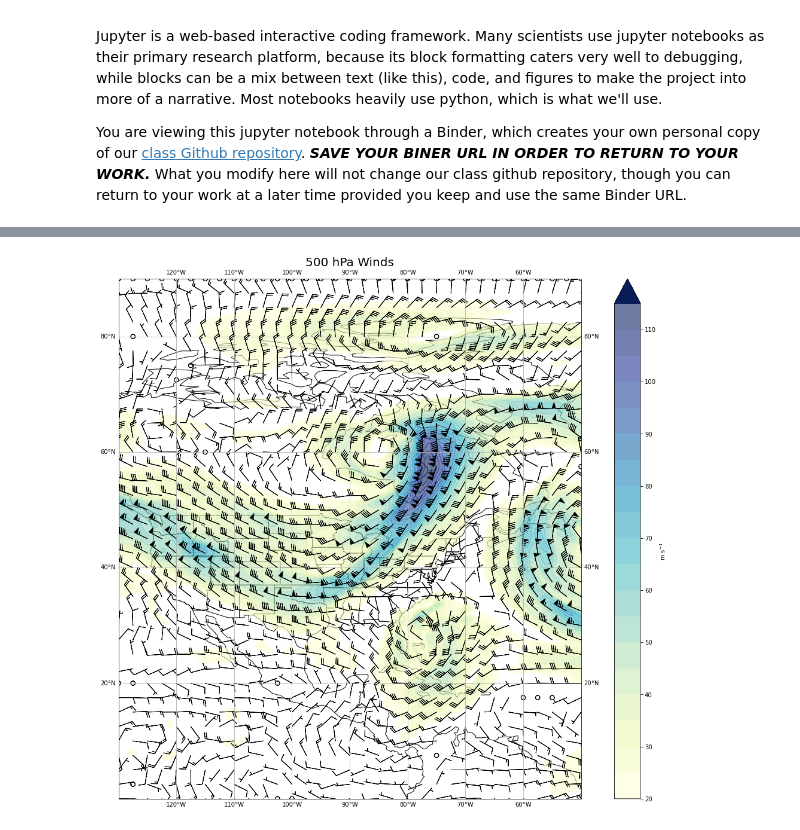
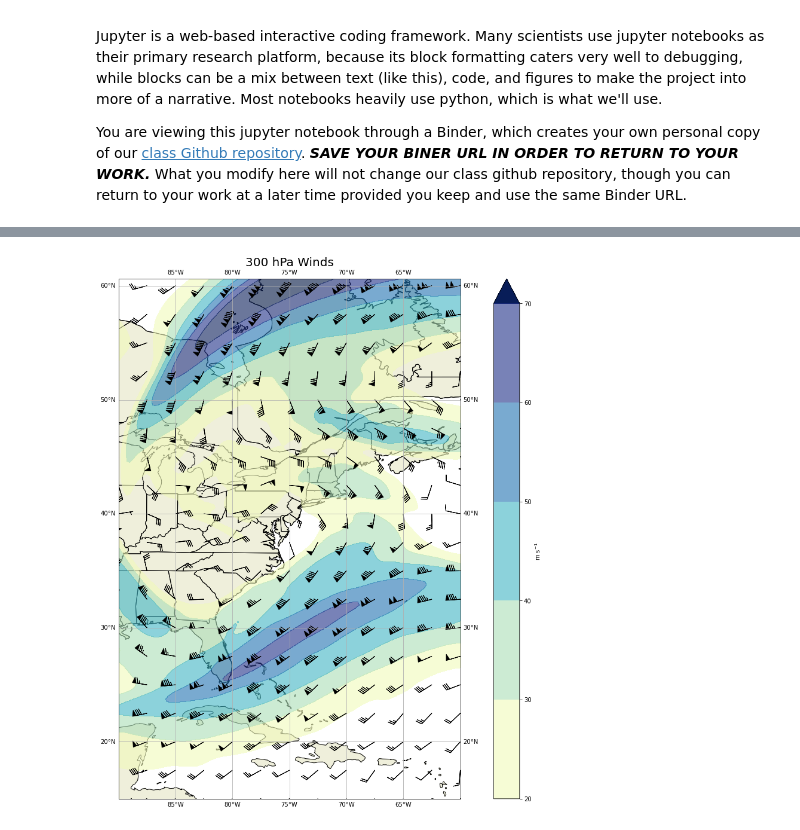
Before and after one commit to jhruppert/OU-Dynamics-3123, a Jupyter notebook: HW3.ipynb, the cells around one changed output, grey strips where cells are left out. Cells and saved outputs as stored; diff of their text form; code cells hidden in the pictures.

Commit message:
data replacement, notebook update

```diff
--- a/HW3.ipynb
+++ b/HW3.ipynb
@@ -26,34 +43,50 @@ total 347760
 # %%
-pressure = '500'
-nc = Dataset('data/sandy/ERA5-sandy-pl_'+pressure+'hpa.nc')
+pressure = '300' # select the pressure level
+nc = Dataset('data/sandy/ERA5-sandy-pl_'+pressure+'.nc') # this opens the netcdf file
 # %%
-itime = 0 #choose index of time
+itime = 13 # choose index of time
 
-u = nc.variables['u'][itime, 0, :, :]*1.94384 #result is 2d array (lat, lon), convert to knots
-v = nc.variables['v'][itime, 0, :, :]*1.94384
+# read the horizontal wind components
+u = nc.variables['u'][itime, :, :] # result is 2d array (lat, lon), m/s
+v = nc.variables['v'][itime, :, :]
+# wind speed in m/s
 spd = np.sqrt(u**2 + v**2)
-lat, lon = np.meshgrid(nc.variables['latitude'][:], nc.variables['longitude'][:], indexing='ij') #make 2d lat, lon grid to match u, v size
+
+# convert wind components from m/s --> knots for wind barb plotting
+mps_to_kts=1.94384 # conversion factor
+u = u * mps_to_kts
+v = v * mps_to_kts
+
+# make 2d lat, lon grid to match u, v size
+lat, lon = np.meshgrid(nc.variables['latitude'][:], nc.variables['longitude'][:], indexing='ij')
 # %%
+# select plotting area
+plt_area=[-90, -60, 15, 60] # W,E,S,N
+
 spacing=10 #barbspacing (smaller if zoomed in)
 
-#create figure
+# create figure
 fig = plt.figure(figsize=(20,16))
 ax = fig.add_subplot(111,projection=cartopy.crs.PlateCarree())
 ax.set_title(pressure + ' hPa Winds', fontsize=20)
 
-#contour and barbs
-im = ax.contourf(lon, lat, np.sqrt(u**2 + v**2), np.arange(20, np.nanmax(spd), 5), cmap='YlGnBu', alpha=0.6, extend='max',projection=cartopy.crs.PlateCarree(), zorder=2)
+# contourf for wind speed shading
+im = ax.contourf(lon, lat, spd, np.arange(20, np.nanmax(spd), 10), cmap='YlGnBu', alpha=0.6, extend='max',projection=cartopy.crs.PlateCarree(), zorder=2)
 cbar = plt.colorbar(im, ax=ax); cbar.ax.set_ylabel('m s$^{-1}$')
+
+# wind barbs
 ax.barbs(lon[::spacing,::spacing], lat[::spacing,::spacing], u[::spacing,::spacing], v[::spacing,::spacing], zorder=2)
 
-#add map features
-#ax.add_feature(cartopy.feature.LAND) #land color
-#ax.add_feature(cartopy.feature.OCEAN) #ocean color
+# add map features
+ax.add_feature(cartopy.feature.LAND) #land color
+# ax.add_feature(cartopy.feature.OCEAN) #ocean color
 ax.add_feature(cartopy.feature.COASTLINE)
 ax.add_feature(cartopy.feature.STATES)
 ax.gridlines(draw_labels=True, dms=True, x_inline=False, y_inline=False)
-#ax.set_extent([-90, -60, 15, 45]) #Zoomed into Sandy
+
+# Zoom into selected area (comment this out to plot entire available data)
+ax.set_extent(plt_area)
 
 plt.show()
 # %% [output]
-[figure, old version]
+[figure, new version]
```
Also changed, not shown: parts of 5 cells of this notebook, 13 other files.
